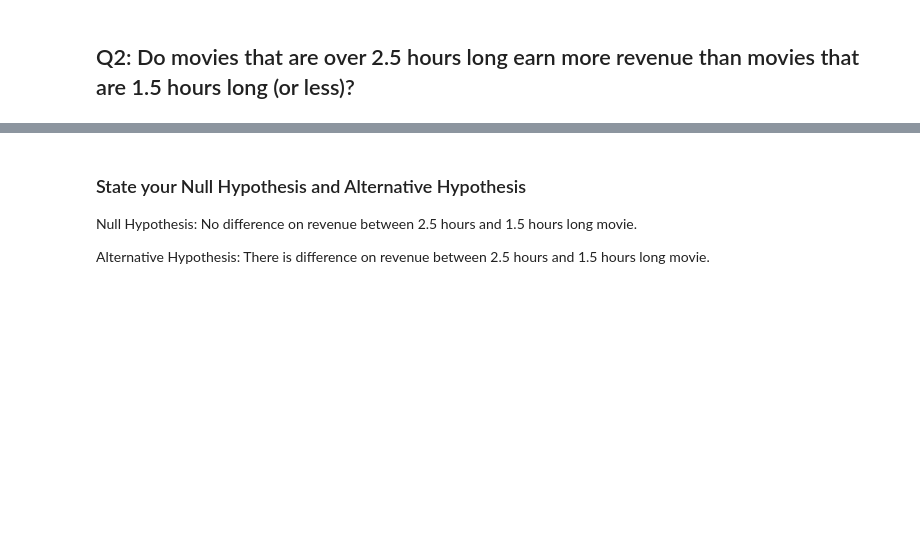
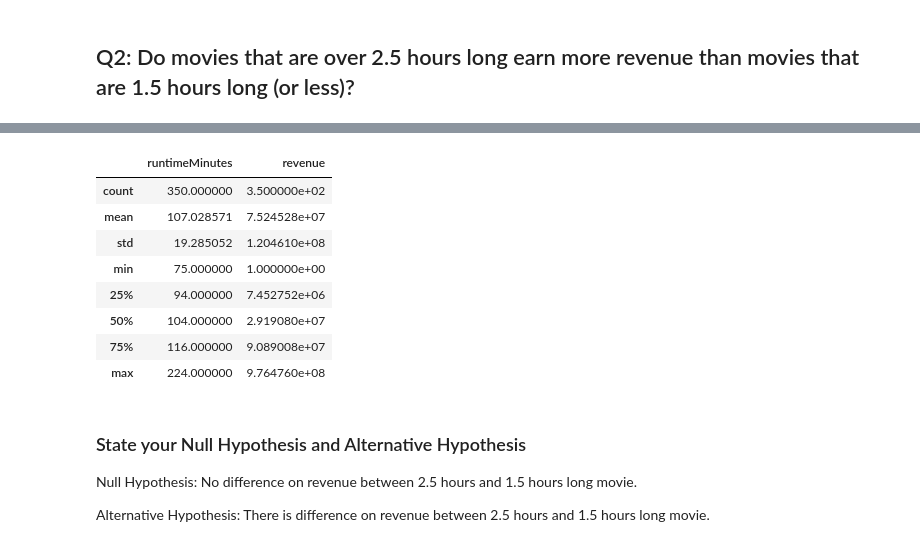
Before and after one commit to hawkeyedatatsai/IMDB-Data, a Jupyter notebook: IMDB Data Part-4.ipynb, the cells around one changed output, grey strips where cells are left out. Drawn from its saved outputs; the diff is of its cells as text; code cells hidden in the pictures; blank space fills up the shorter version.

```diff
--- a/IMDB Data Part-4.ipynb
+++ b/IMDB Data Part-4.ipynb
@@ -236,3 +275,15 @@ no_discount_qty=no_discount['Quantity']
+# %%
+time_df.describe()
+# %% [output]
+|  | runtimeMinutes | revenue |
+| count | 350.000000 | 3.500000e+02 |
+| mean | 107.028571 | 7.524528e+07 |
+| std | 19.285052 | 1.204610e+08 |
+| min | 75.000000 | 1.000000e+00 |
+| 25% | 94.000000 | 7.452752e+06 |
+| 50% | 104.000000 | 2.919080e+07 |
+| 75% | 116.000000 | 9.089008e+07 |
+| max | 224.000000 | 9.764760e+08 |
 # %% [markdown]
 ### State your Null Hypothesis and Alternative Hypothesis
 
```
Also changed, not shown: parts of 20 cells of this notebook.
